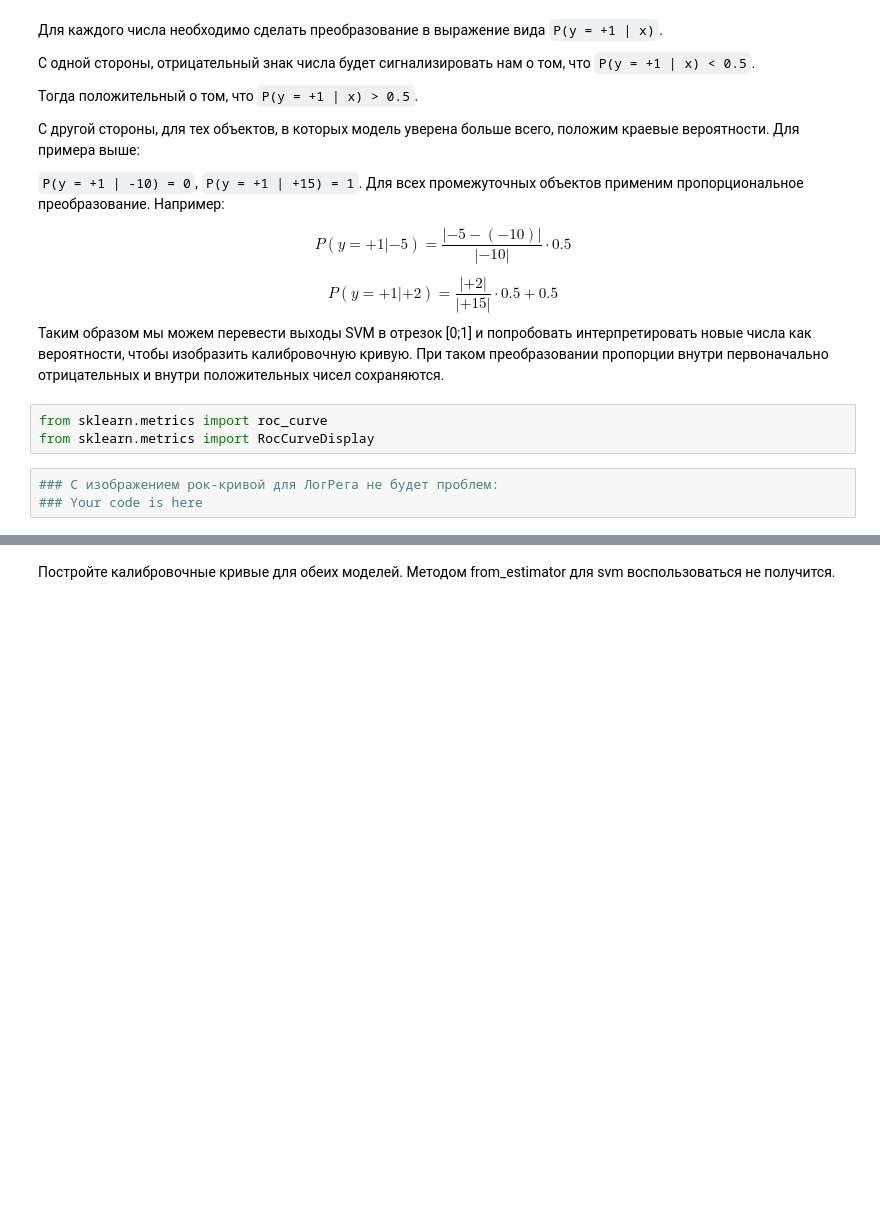
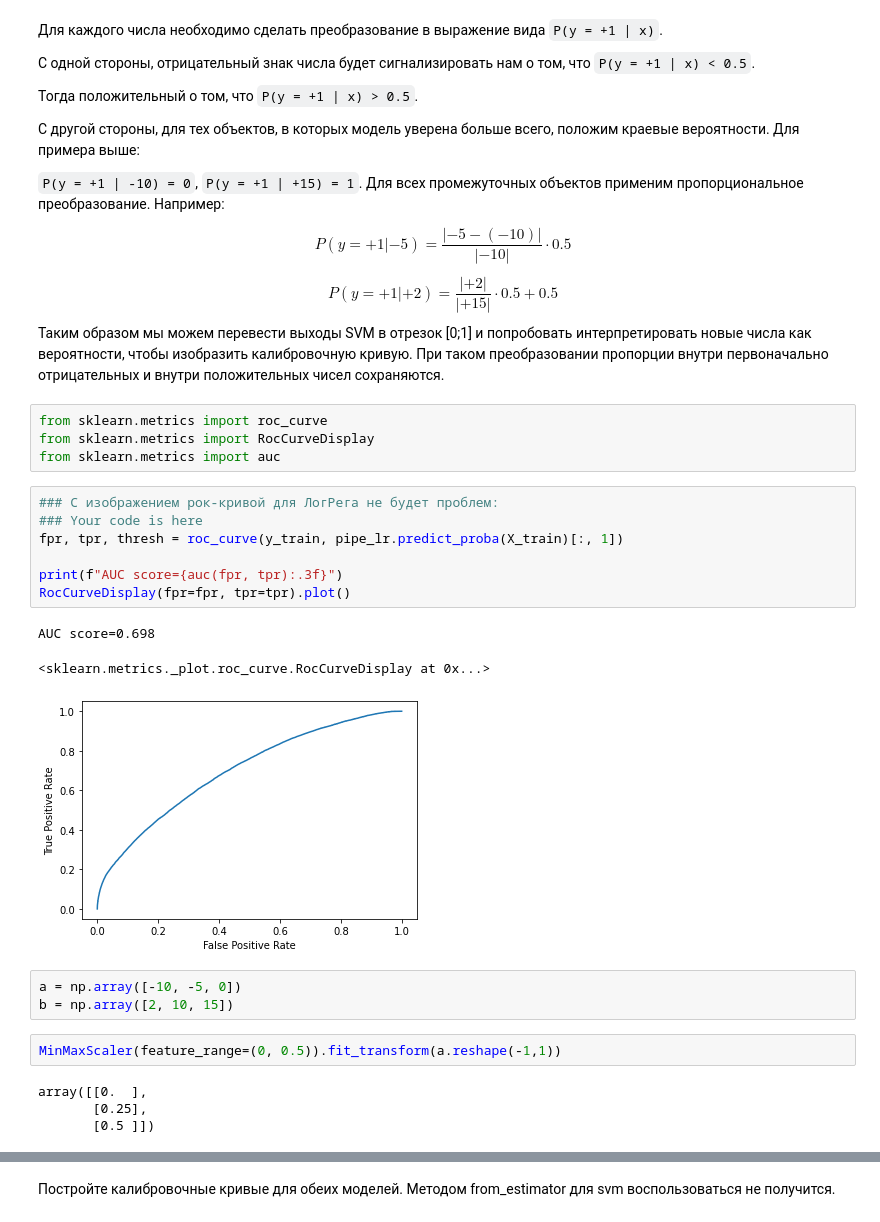
Before and after one commit to faiabolll/kc-startml-e-tarasov, a Jupyter notebook: 1_lesson_13/HW_13.ipynb, the cells around one changed output, grey strips where cells are left out. Drawn from its saved outputs; the diff is of its cells as text; blank space fills up the shorter version.

```diff
--- a/1_lesson_13/HW_13.ipynb
+++ b/1_lesson_13/HW_13.ipynb
@@ -87,6 +87,24 @@ $$
 # %%
 from sklearn.metrics import roc_curve
 from sklearn.metrics import RocCurveDisplay
+from sklearn.metrics import auc
 # %%
 ### С изображением рок-кривой для ЛогРега не будет проблем:
 ### Your code is here
+fpr, tpr, thresh = roc_curve(y_train, pipe_lr.predict_proba(X_train)[:, 1])
+
+print(f"AUC score={auc(fpr, tpr):.3f}")
+RocCurveDisplay(fpr=fpr, tpr=tpr).plot()
+# %% [output]
+AUC score=0.698
+<sklearn.metrics._plot.roc_curve.RocCurveDisplay at 0x...>
+[figure, added]
+# %%
+a = np.array([-10, -5, 0])
+b = np.array([2, 10, 15])
+# %%
+MinMaxScaler(feature_range=(0, 0.5)).fit_transform(a.reshape(-1,1))
+# %% [output]
+array([[0.  ],
+       [0.25],
+       [0.5 ]])
```
Also changed, not shown: parts of 7 cells of this notebook, 1 other file.
